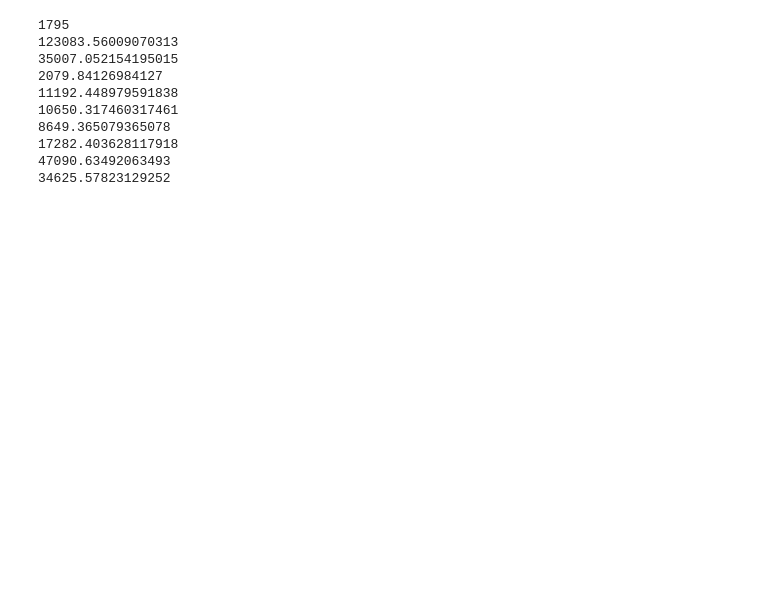
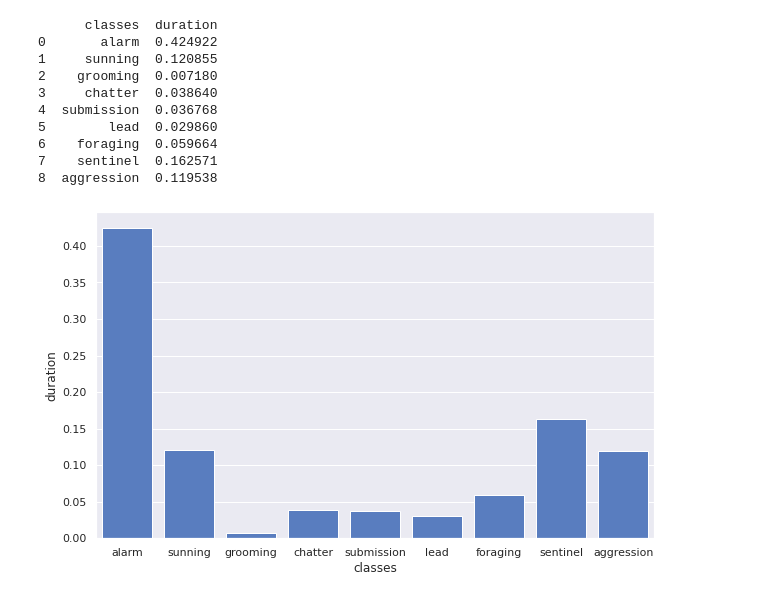
Before and after one commit to imenbenmhd/evolang_meerkats_calls_classification, a Jupyter notebook: workspace/analyze_meerkats_data.ipynb, the cells around one changed output. Drawn from its saved outputs; the diff is of its cells as text; code cells hidden in the pictures; blank space fills up the shorter version.

```diff
--- a/workspace/analyze_meerkats_data.ipynb
+++ b/workspace/analyze_meerkats_data.ipynb
@@ -8,30 +12,43 @@ import soundfile as sf
 # %%
-filelist=pd.DataFrame(librosa.util.find_files("/idiap/temp/ibmahmoud/evolang/animal_data/Meerkat_sound_files_examples_segments_", ext=['wav']),columns=['path'])
+filelist=pd.DataFrame(librosa.util.find_files("/idiap/temp/ibmahmoud/evolang/animal_data/Meerkat_sound_files_examples_segments_/", ext=['wav']),columns=['path'])
 filelist['class_name']= filelist.path.apply(lambda x: x.split('/')[-3])
-with open('/idiap/temp/ibmahmoud/evolang/Meerkats_project/evolang.meerkats.call_type_classification/src/data/class_to_index.json') as f:
+with open('/idiap/temp/ibmahmoud/evolang/evolang_meerkats_calls_classification/workspace/src/data/class_to_index.json') as f:
 
     class_to_index=json.load(f)
 filelist['class_index']=filelist.class_name.apply(lambda x: class_to_index[x])
-filelist.drop('class_name',inplace=True,axis=1)
-print(len(filelist))
 duration=[]
+duration_=[]
 #filelist.to_csv("/idiap/temp/ibmahmoud/evolang/animal_data/Meerkat_sound_files_examples_segments/concat_path_class.csv",index=False)
+
 paths=filelist["path"].tolist()
 for i in range(len(filelist)):
     signal,f=sf.read(paths[i])
-    duration.append(len(signal)/f *1000)
+    duration.append(len(signal)/f)
 filelist["duration"]=duration
 for i in range(9):
     df=filelist[(filelist['class_index']==i)]
-    print(sum(df["duration"].to_list()))
+    duration_.append(sum(df["duration"].to_list()))
-# %% [output]
-1795
-123083.56009070313
-35007.052154195015
-2079.84126984127
-11192.448979591838
-10650.317460317461
-8649.365079365078
-17282.403628117918
-47090.63492063493
-34625.57823129252
+# %%
+classes=["alarm","sunning","grooming","chatter","submission","lead","foraging","sentinel","aggression"]
+myint=sum(duration_)
+duration_[:] = [x /myint  for x in duration_]
+d={"classes": classes ,"duration": duration_}
+df=pd.DataFrame(data=d)
+print(df)
+plt.figure(figsize=(10,6))
+sns.set(font_scale=1)
+sns.set_color_codes("muted")
+sns.barplot(x="classes",y="duration",data=df,color="b",capsize=0.7)
+plt.show()
+# %% [output]
+      classes  duration
+0       alarm  0.424922
+1     sunning  0.120855
+2    grooming  0.007180
+3     chatter  0.038640
+4  submission  0.036768
+5        lead  0.029860
+6    foraging  0.059664
+7    sentinel  0.162571
+8  aggression  0.119538
+[figure, added]
```
Also changed, not shown: parts of 14 cells of this notebook, 11 other files.
